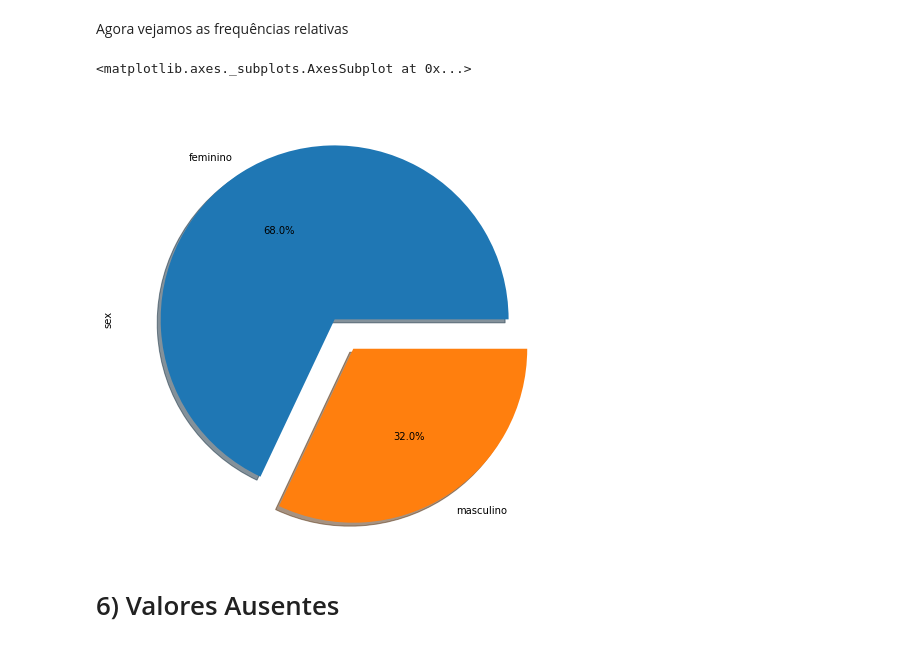
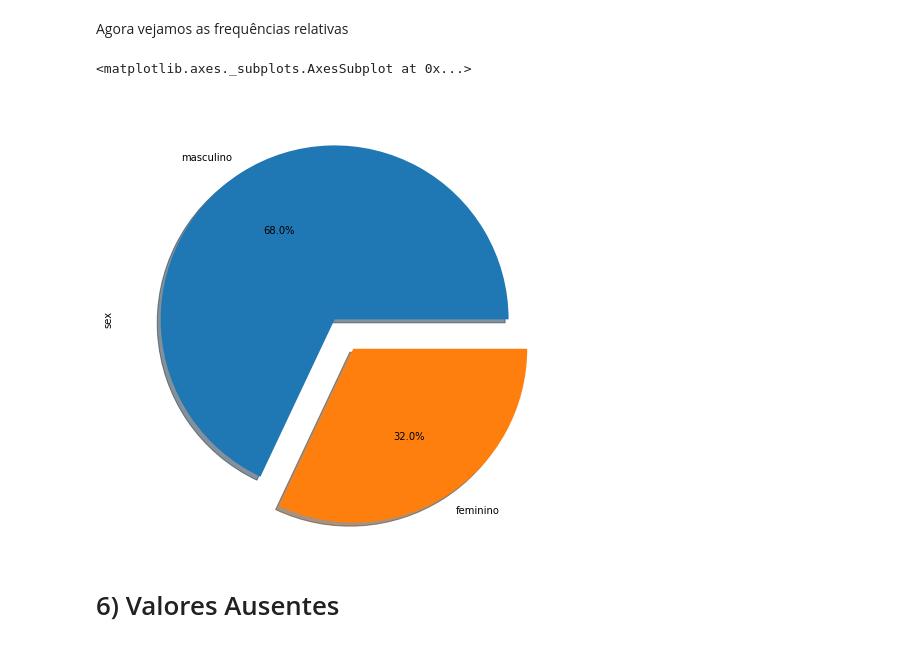
Before and after one commit to simplifique-treinamentos/notebooks-python, a Jupyter notebook: resumindo_dados.ipynb, the cells around one changed output. Saved outputs shown, nothing was run; the diff lists cells and outputs as text; code cells hidden in the pictures.

```diff
--- a/resumindo_dados.ipynb
+++ b/resumindo_dados.ipynb
@@ -531,20 +533,20 @@ Perceba que a fatia do sexo masculino (1.0) é maior do que a do sexo feminino,
 Agora vejamos as frequências relativas
 # %%
 # 1) Defina uma legenda para cada fatia [0-feminino; 1-masculino]
-labels = ['feminino', 'masculino']
+labels = ['masculino', 'feminino']
 
 # 2) Crie um vetor para armazenar as frequências absolutas
 tamanho_fatias = [df_cat['sex'].value_counts()[0],
                   df_cat['sex'].value_counts()[1]]
 
 # 3) Informe se há um "destaque" em uma das fatias da pizza
 destaque = [0, 0.2]
 
 # 4) Finalmente gero o gráfico
 df_cat['sex'].value_counts().plot.pie(x=tamanho_fatias, labels=labels, autopct='%1.1f%%', shadow=True, explode=destaque)
 # %% [output]
 <matplotlib.axes._subplots.AxesSubplot at 0x...>
-[figure, old version]
+[figure, new version]
 # %% [markdown]
 
 # 6) Valores Ausentes
```
Also changed, not shown: parts of 1 cell of this notebook.
